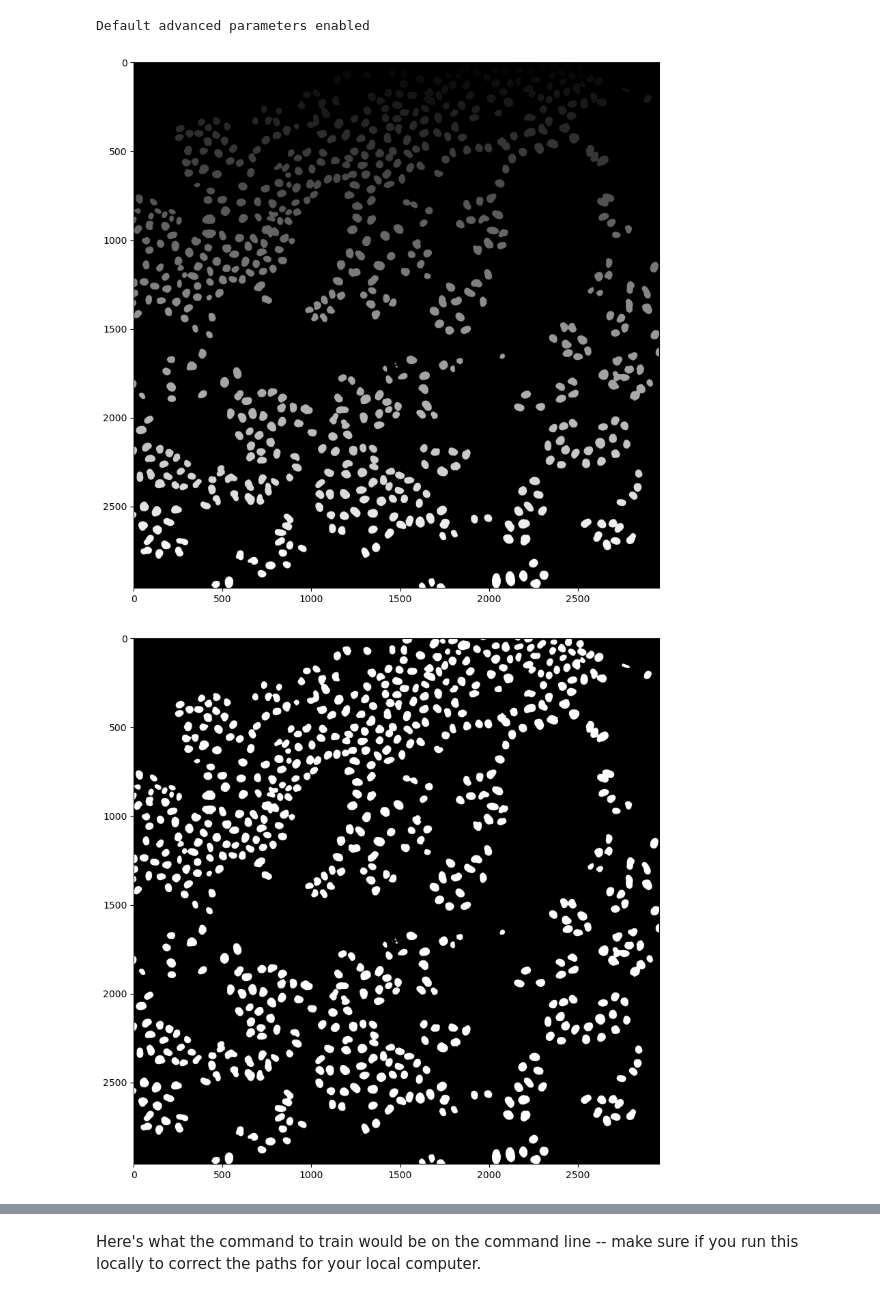
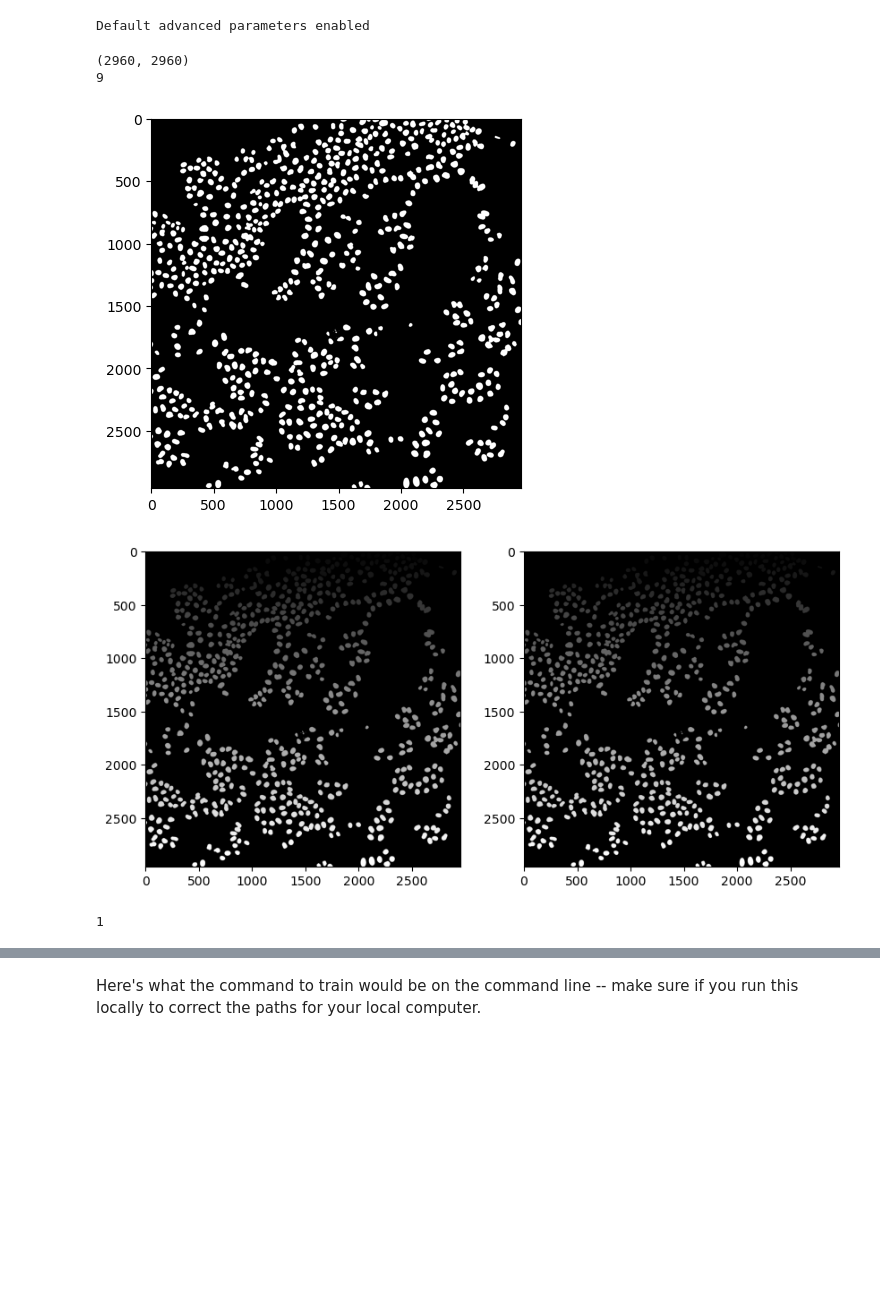
Before and after one commit to CaicedoLab/micronuclei-detection, a Jupyter notebook: cellpose/cellpose.ipynb, the cells around one changed output, grey strips where cells are left out. Drawn from its saved outputs; the diff is of its cells as text; code cells hidden in the pictures; blank space fills up the shorter version.

```diff
--- a/cellpose/cellpose.ipynb
+++ b/cellpose/cellpose.ipynb
@@ -145,21 +146,62 @@ if initial_model=='scratch':
   initial_model = 'None'
 # %% [output]
 Default advanced parameters enabled
-# %%
-#Display the .tif images in the folder
-file_path = "/home/MORGRIDGE/vagrawal/vidit/dataset_nuclei/train/20X_c0-DAPI_A1_Tile-10.nuclei-clean.tif"
-
-img = skimage.io.imread(file_path)
-plt.figure(figsize=(10,10))
-plt.imshow(img, cmap='gray')
-#Convert this into a probability map making white as 1 and black as 0. Save it as a _seg.npy file
-plt.figure(figsize=(10,10))
-plt.imshow(img>0, cmap='gray')
-plt.show()
-
-#Save the probability map
-seg = img>0
-np.save(file_path.replace('.tif', '_seg.npy'), seg)
-# %% [output]
-[figure, removed]
-[figure, removed]
+# %%
+import glob
+import skimage
+import matplotlib.pyplot as plt
+import numpy as np
+import scipy
+#Display the .tif images in the folder
+file_path = "/home/MORGRIDGE/vagrawal/vidit/dataset_nuclei/train/20X_c0-DAPI_A1_Tile-10.nuclei-clean.tif"
+
+train_dir = "/home/MORGRIDGE/vagrawal/vidit/dataset_nuclei/train"
+test_dir = "/home/MORGRIDGE/vagrawal/vidit/dataset_nuclei/test"
+
+train_label = []
+
+for file_path in glob.glob(train_dir + '/*phenotype.tif'):
+  img = skimage.io.imread(file_path)
+  seg = img > 0
+  # Transform annotations to labels
+  labels = skimage.measure.label(seg)
+  labels = skimage.morphology.dilation(labels)  # recover object edge
+  # Reshape to (1, 2960, 2960)
+  #labels = np.expand_dims(labels, axis=0)
+  # Display the shape of the labels
+  np.save(file_path.replace('.tif', '_seg.npy'), labels)
+  train_label.append(labels)
+
+
+test_label = []
+for file_path in glob.glob(test_dir + '/*nuclei-clean.tif'):
+  img = skimage.io.imread(file_path, as_gray=True)
+  print(img.shape)
+  print(len(np.unique(img[4])))
+  seg = img > 0
+  plt.imshow(seg, cmap='gray')
+  plt.show()
+
+  mask = scipy.ndimage.binary_fill_holes(img) ^ img
+  # Transform annotations to labels
+  labels = skimage.measure.label(mask)
+  labels = skimage.morphology.dilation(labels)  # recover object edge
+  # Reshape to (1, 2960, 2960)
+  #labels = np.expand_dims(labels, axis=0)
+  # Display the shape of the labels
+  np.save(file_path.replace('.tif', '_seg.npy'), labels)
+  test_label.append(labels)
+
+  # Display the labels and the image
+  fig, ax = plt.subplots(1, 2, figsize=(10, 5))
+  ax[0].imshow(labels, cmap='gray')
+  ax[1].imshow(img, cmap='gray')
+  plt.show()
+
+print(len(test_label))
+# %% [output]
+(2960, 2960)
+9
+[figure, added]
+[figure, added]
+1
```
Also changed, not shown: parts of 5 cells of this notebook.
